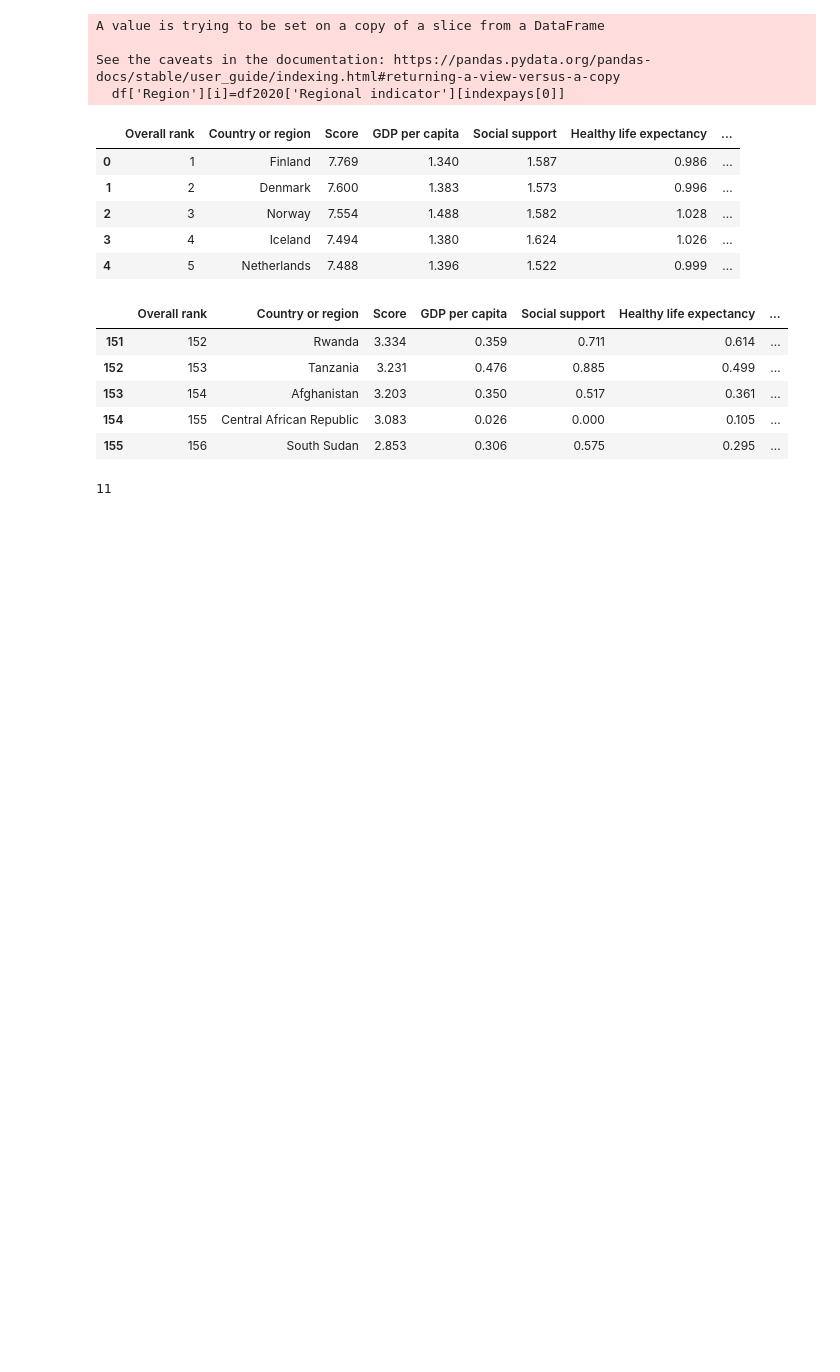
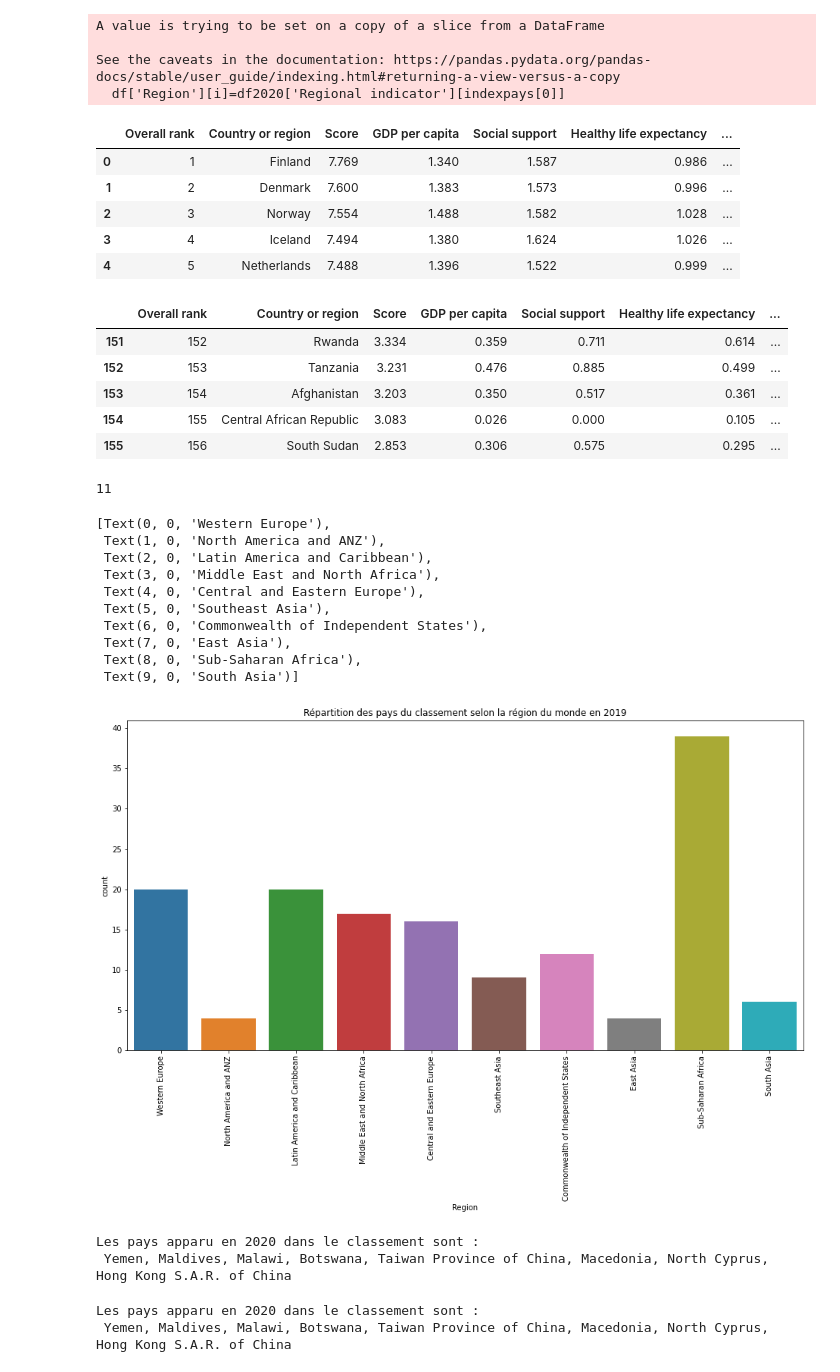
Before and after one commit to bourydamien/Projet_bonheur, a Jupyter notebook: Rapport_bonheur.ipynb, the cells around one changed output. Saved outputs shown, nothing was run; the diff lists cells and outputs as text; code cells hidden in the pictures; blank space fills up the shorter version.

```diff
--- a/Rapport_bonheur.ipynb
+++ b/Rapport_bonheur.ipynb
@@ -275,6 +266,8 @@ df2020
 153 rows × 20 columns
 # %% [markdown]
 # Rajoutons la region du monde
+# %%
+df['Region']=None
 # %%
 for i in range(df.shape[0]):
     if df['Country or region'][i] in set(df2020['Country name']):
@@ -312,3 +305,20 @@ dat.tail()
 len(df['Region'].unique())
 # %% [output]
 11
+# %%
+plt.figure(figsize=(16,8))
+plt.title("Répartition des pays du classement selon la région du monde en 2019")
+ax=sns.countplot(df['Region'].dropna())
+ax.set_xticklabels(ax.get_xticklabels(),rotation=90)
+# %% [output]
+[Text(0, 0, 'Western Europe'),
+ Text(1, 0, 'North America and ANZ'),
+ Text(2, 0, 'Latin America and Caribbean'),
+ Text(3, 0, 'Middle East and North Africa'),
+ Text(4, 0, 'Central and Eastern Europe'),
+ Text(5, 0, 'Southeast Asia'),
+ Text(6, 0, 'Commonwealth of Independent States'),
+ Text(7, 0, 'East Asia'),
+ Text(8, 0, 'Sub-Saharan Africa'),
+ Text(9, 0, 'South Asia')]
+[figure, added]
@@ -314,0 +329,11 @@ len(df['Region'].unique())
+# %%
+setnouv=set(pays2020)-set(pays2019)
+print('Les pays apparu en 2020 dans le classement sont :\n '+', '.join(setnouv))
+# %% [output]
+Les pays apparu en 2020 dans le classement sont :
+ Yemen, Maldives, Malawi, Botswana, Taiwan Province of China, Macedonia, North Cyprus, Hong Kong S.A.R. of China
+# %%
+print('Les pays apparu en 2020 dans le classement sont :\n '+', '.join(setnouv))
+# %% [output]
+Les pays apparu en 2020 dans le classement sont :
+ Yemen, Maldives, Malawi, Botswana, Taiwan Province of China, Macedonia, North Cyprus, Hong Kong S.A.R. of China
```
Also changed, not shown: parts of 37 cells of this notebook, 12 other files.
